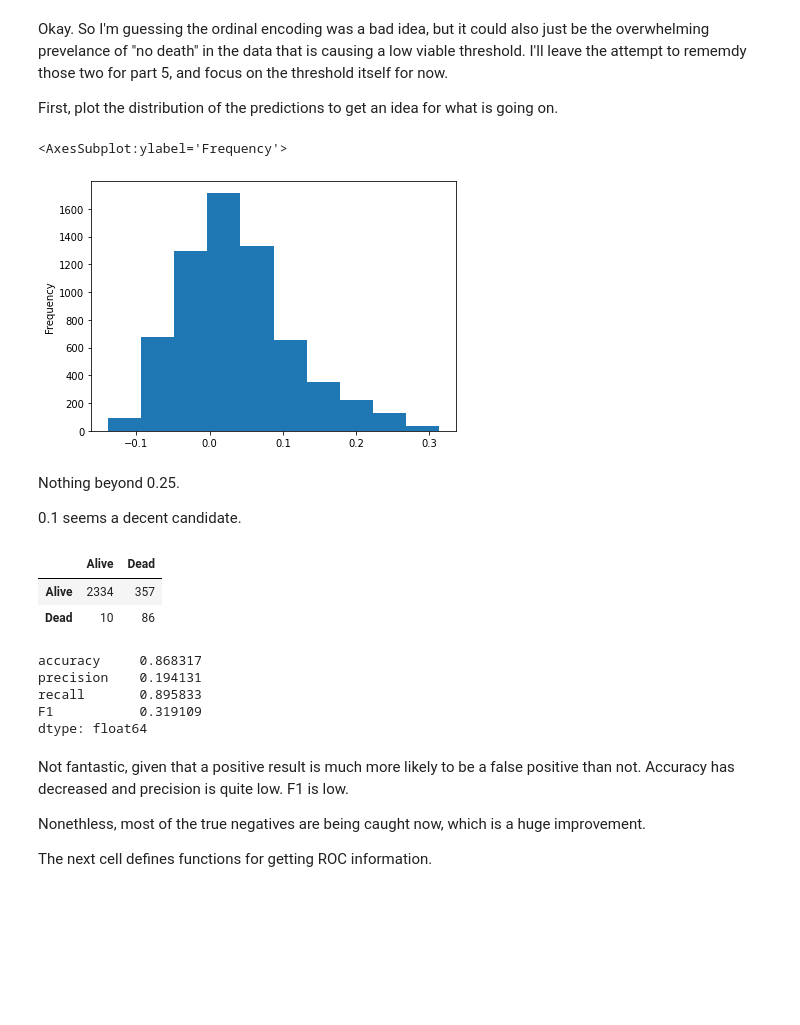
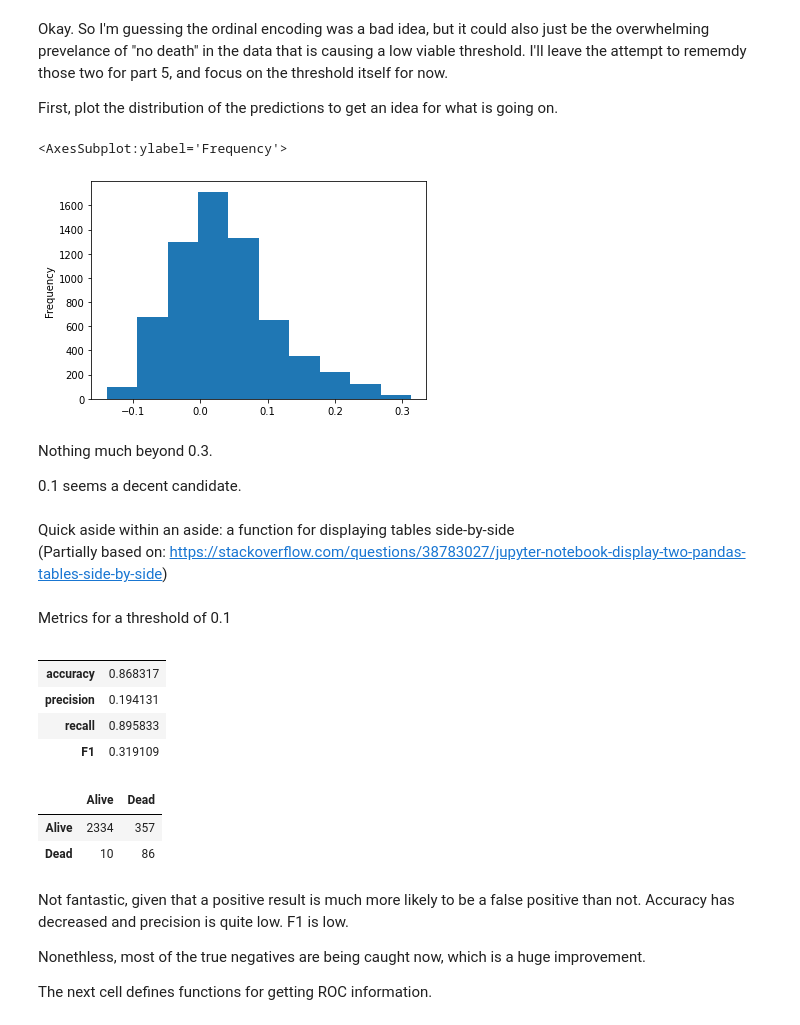
Before and after one commit to Seti-0/college, a Jupyter notebook: DataScience/assignment2/Assignment 2.ipynb, the cells around one changed output. Saved outputs shown, nothing was run; the diff lists cells and outputs as text; code cells hidden in the pictures; blank space fills up the shorter version.

Commit message:
(Data Science) Assignment 2

```diff
--- a/DataScience/assignment2/Assignment 2.ipynb
+++ b/DataScience/assignment2/Assignment 2.ipynb
@@ -346,14 +276,14 @@ def normalize_case_age(df):
 
 def iter1_encode(df):
 
-    encode_all_ordinal(df, ignore="age_group")
+    encode_yn_ordinal(df, ["icu_yn", "hosp_yn", "medcond_yn", "death_yn"])
     encode_age(df)
 
     # Normalize the one field that was originally numerical.
     # The rest will have been normalized as part of encoding above.
     normalize_case_age(df)
 
-data = iter1_data.copy()
+data = a1_data[iter1_features].copy()
 iter1_encode(data)
 data.head(4)
 # %% [output]
@@ -400,17 +308,27 @@ linear = sklearn.linear_model.LinearRegression
 # %% [markdown]
 Fit a linear model using the numerical training sets.
 # %%
+def split(numerical_data):
+
+    X = numerical_data.drop("death_yn", axis=1)
+    y = numerical_data["death_yn"]
+
+    return train_test_split(X, y, random_state=1, test_size=0.3)
+
+
 def model_info(model_type, data):
+
+    X_train, X_test, y_train, y_test = split(data)
 
     try:
         model = model_type(random_state=0)
     except:
         model = model_type()
 
-    model.fit(data.X_train, data.y_train)
+    model.fit(X_train, y_train)
 
     model_info = pd.DataFrame(model.intercept_.reshape(1,1), columns=["intercept"])
-    model_info[data.X_train.columns] = pd.DataFrame(model.coef_.reshape(1, model.coef_.size))
+    model_info[X_train.columns] = pd.DataFrame(model.coef_.reshape(1, model.coef_.size))
 
     return model_info
 # %%
@@ -446,26 +364,33 @@ def apply_threshold(prediction, threshold, labels):
     return prediction
 
 
-def predict(model_type, data, threshold=None, labels=None, training_only=False):
+def predict(model_type, data, threshold=None, resampler=None,
+            training_only=False):
+
+    X_train, X_test, y_train, y_test = split(data)
+
+    if resampler is not None:
+        X_train, y_train = resampler(X_train, y_train)
 
     try:
         model = model_type(random_state=0)
     except:
         model = model_type()
 
-    model.fit(data.X_train, data.y_train)
+    model.fit(X_train, y_train)
 
     if training_only:
-        prediction = model.predict(data.X_train)
+        prediction = model.predict(X_train)
+        actual = y_train
     else:
-        prediction = model.predict(data.X_test)
+        prediction = model.predict(X_test)
+        actual = y_test
 
     if threshold is not None:
-        if labels is None:
-            labels = np.sort(np.unique(data.y_train))
+        labels = np.sort(np.unique(y_train))
         prediction = apply_threshold(prediction, threshold, labels)
 
-    return pd.Series(prediction)
+    return actual, pd.Series(prediction)
 # %% [markdown]
 The first 10 predict false. This is not very surprising, giving the expected proportions.
 # %%
@@ -601,11 +503,15 @@ Okay. So I'm guessing the ordinal encoding was a bad idea, but it could also jus
 
 First, plot the distribution of the predictions to get an idea for what is going on.
 # %%
-predict(linear, iter1, training_only=True).plot(kind="hist")
+_, prediction = predict(linear, iter1, training_only=True)
+prediction.plot(kind="hist")
 # %% [output]
 <AxesSubplot:ylabel='Frequency'>
-[figure, old version]
+[figure, new version]
-# %% [markdown]
-Nothing beyond 0.25.
-
-0.1 seems a decent candidate.
+# %% [markdown]
+Nothing much beyond 0.3.
+
+0.1 seems a decent candidate.
+# %% [markdown]
+Quick aside within an aside: a function for displaying tables side-by-side
+<br>(Partially based on: https://stackoverflow.com/questions/38783027/jupyter-notebook-display-two-pandas-tables-side-by-side)
@@ -612,19 +528,16 @@ Nothing beyond 0.25.
+# %% [markdown]
+Metrics for a threshold of 0.1
 # %%
-prediction = predict(linear, iter1, threshold=0.1)
-actual = iter1.y_test
-
-matrix = confusion(actual, prediction)
-display(matrix)
-display(class_metrics(matrix))
+display_metrics(linear, iter1, threshold=0.1)
 # %% [output]
-|  | Alive | Dead |
-| Alive | 2334 | 357 |
-| Dead | 10 | 86 |
+|  |  |
+| accuracy | 0.868317 |
+| precision | 0.194131 |
+| recall | 0.895833 |
+| F1 | 0.319109 |
-accuracy     0.868317
-precision    0.194131
-recall       0.895833
-F1           0.319109
-dtype: float64
+|  | Alive | Dead |
+| Alive | 2334 | 357 |
+| Dead | 10 | 86 |
 # %% [markdown]
 Not fantastic, given that a positive result is much more likely to be a false positive than not. Accuracy has decreased and precision is quite low. F1 is low.
 
```
Also changed, not shown: parts of 176 cells of this notebook, 9 other files.
